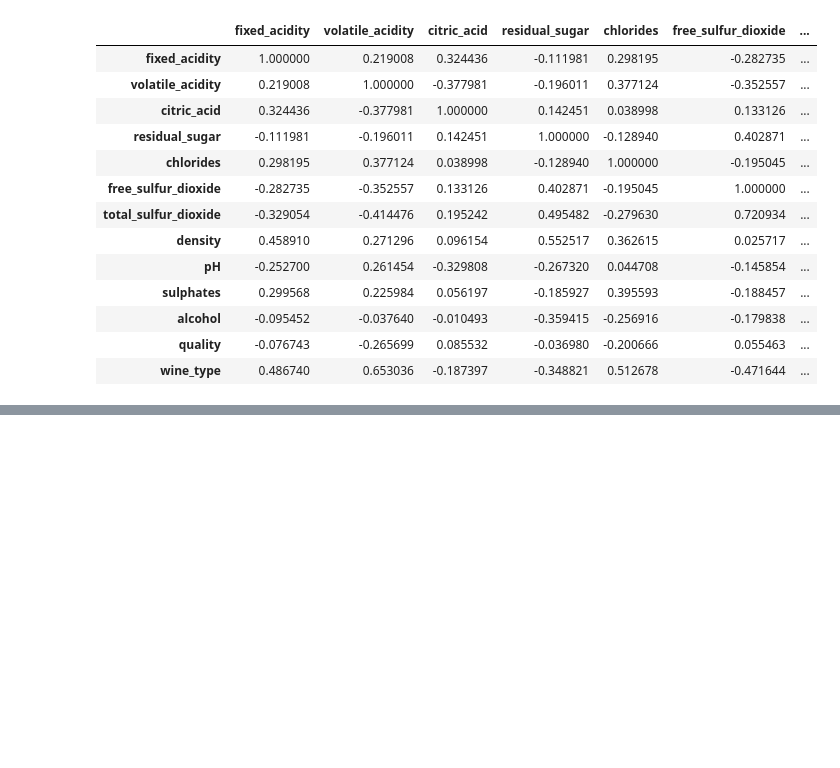
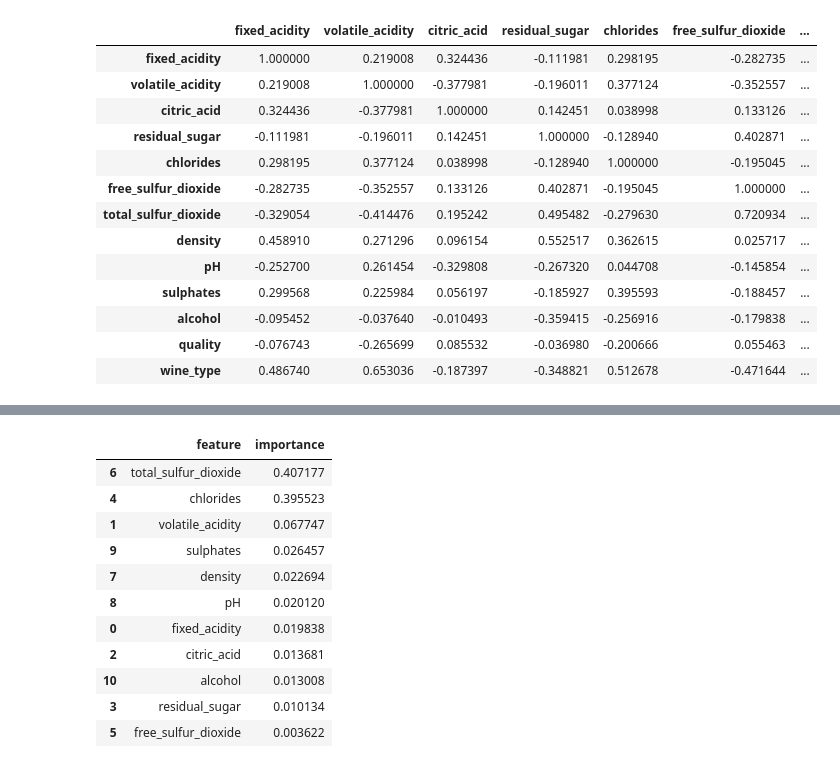
Before and after one commit to Berli85/Project4_Team2, a Jupyter notebook: combined_dataset/machine_learning_classification_pickle.ipynb, the cells around one changed output, grey strips where cells are left out. Saved outputs shown, nothing was run; the diff lists cells and outputs as text; code cells hidden in the pictures; blank space fills up the shorter version.

```diff
--- a/combined_dataset/machine_learning_classification_pickle.ipynb
+++ b/combined_dataset/machine_learning_classification_pickle.ipynb
@@ -280,6 +280,6 @@ plt.show()
 # %%
 # features
-X = df_combined2.drop(["wine_type"], axis=1) # keep ALL features except for the target
+X = df_combined2.drop(["wine_type", "quality"], axis=1) # keep ALL features except for the target
 
 # target
 y = df_combined2.wine_type
@@ -704,11 +704,8 @@ weighted avg       1.00      1.00      1.00      1625
 # %%
 # Resampled data
 #train the model on training set
-#lr2 = LogisticRegression()
-#lr2.fit(X_train_miss, y_train_miss.ravel())
-#predictions = lr2.predict(X_test)
+xgb = XGBClassifier(random_state=42)
+xgb.fit(X, y)
 
-#print classification report
-#print(classification_report(y_test, predictions))
 
 #Used predictions from logistic regression model with re-samples NearMiss data#
@@ -729,0 +764,15 @@ print(loaded_model)
+# %%
+pd.DataFrame(list(zip(X.columns, xgb.feature_importances_)), columns=["feature", "importance"]).sort_values(by="importance", ascending=False)
+# %% [output]
+|  | feature | importance |
+| 6 | total_sulfur_dioxide | 0.407177 |
+| 4 | chlorides | 0.395523 |
+| 1 | volatile_acidity | 0.067747 |
+| 9 | sulphates | 0.026457 |
+| 7 | density | 0.022694 |
+| 8 | pH | 0.020120 |
+| 0 | fixed_acidity | 0.019838 |
+| 2 | citric_acid | 0.013681 |
+| 10 | alcohol | 0.013008 |
+| 3 | residual_sugar | 0.010134 |
+| 5 | free_sulfur_dioxide | 0.003622 |
```
Also changed, not shown: parts of 18 cells of this notebook, 10 other files.
